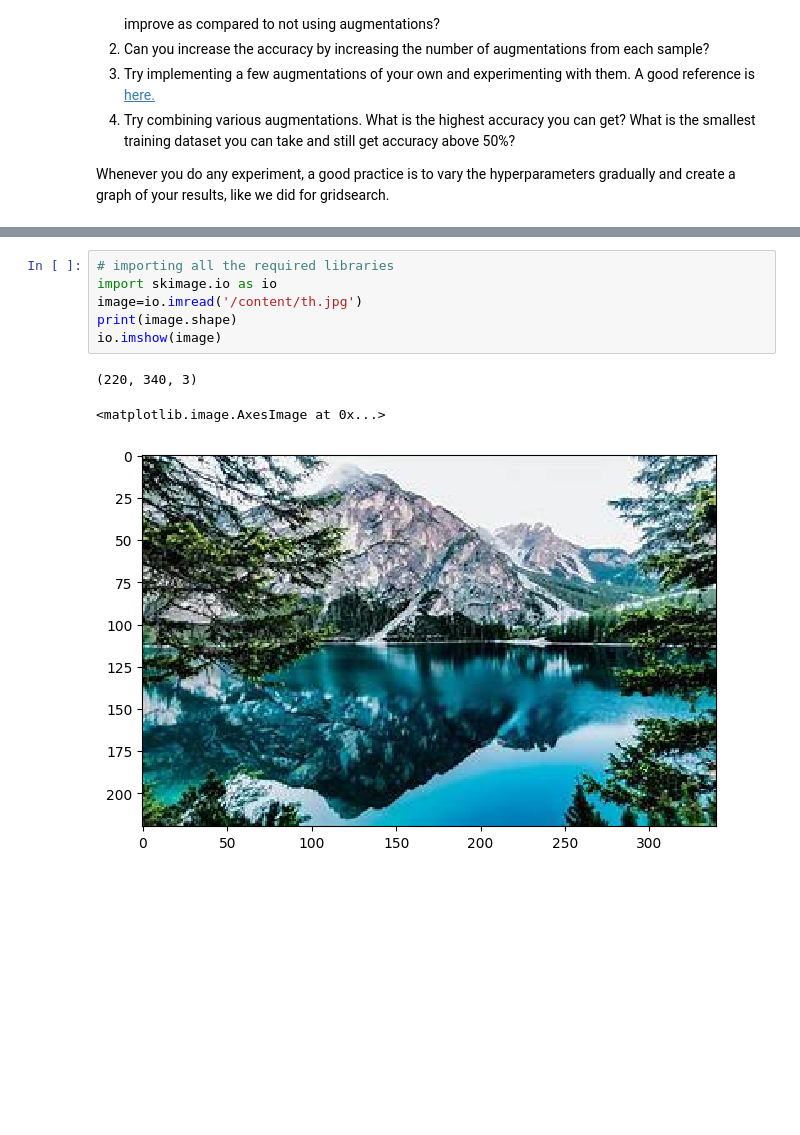
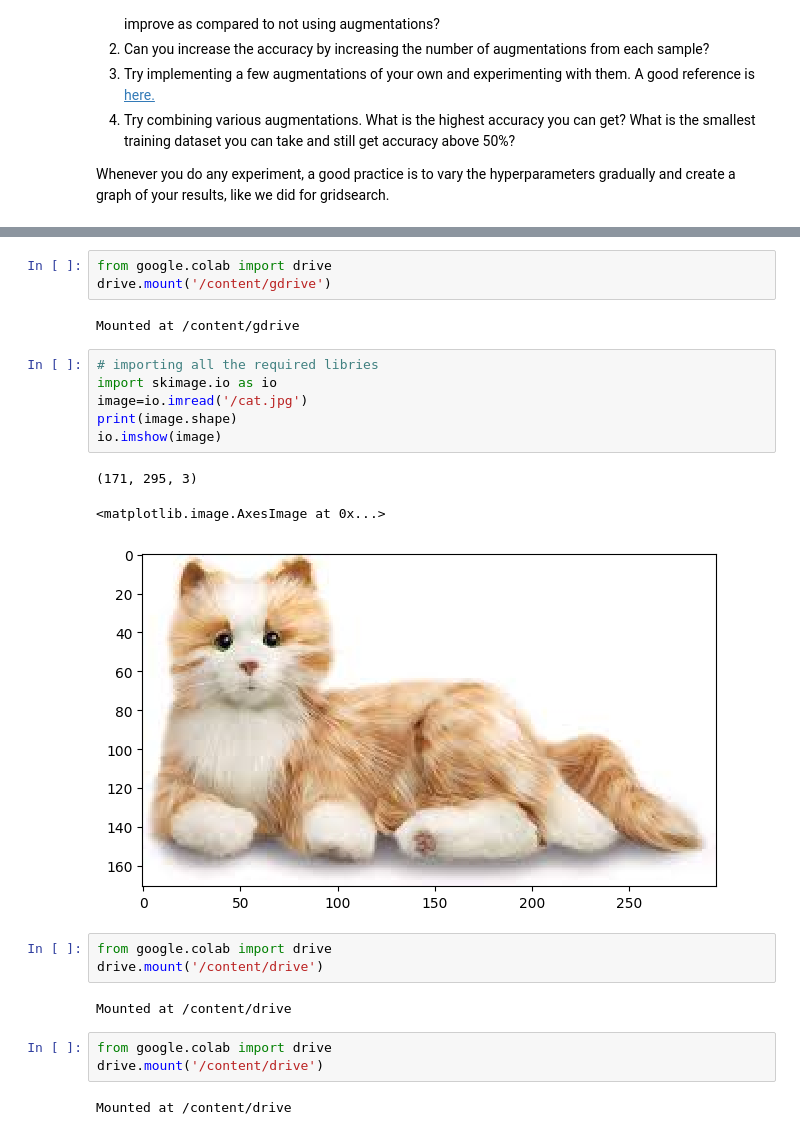
Before and after one commit to P-07nandini/Fmml, a Jupyter notebook: Module_01_Lab_03_Augmentation.ipynb, the cells around one changed output, grey strips where cells are left out. Cells and saved outputs as stored; diff of their text form; blank space fills up the shorter version.

```diff
--- a/Module_01_Lab_03_Augmentation.ipynb
+++ b/Module_01_Lab_03_Augmentation.ipynb
@@ -383,12 +350,27 @@ The reference you provided (https://www.analyticsvidhya.com/blog/2019/12/image-a
+# %%
+from google.colab import drive
+drive.mount('/content/gdrive')
+# %% [output]
+Mounted at /content/gdrive
 # %%
-# importing all the required libraries
+# importing all the required libries
 import skimage.io as io
-image=io.imread('/content/th.jpg')
+image=io.imread('/cat.jpg')
 print(image.shape)
 io.imshow(image)
 # %% [output]
-(220, 340, 3)
+(171, 295, 3)
 <matplotlib.image.AxesImage at 0x...>
-[figure, old version]
+[figure, new version]
+# %%
+from google.colab import drive
+drive.mount('/content/drive')
+# %% [output]
+Mounted at /content/drive
+# %%
+from google.colab import drive
+drive.mount('/content/drive')
+# %% [output]
+Mounted at /content/drive
 # %%
 import numpy as np
```
Also changed, not shown: parts of 13 cells of this notebook.
